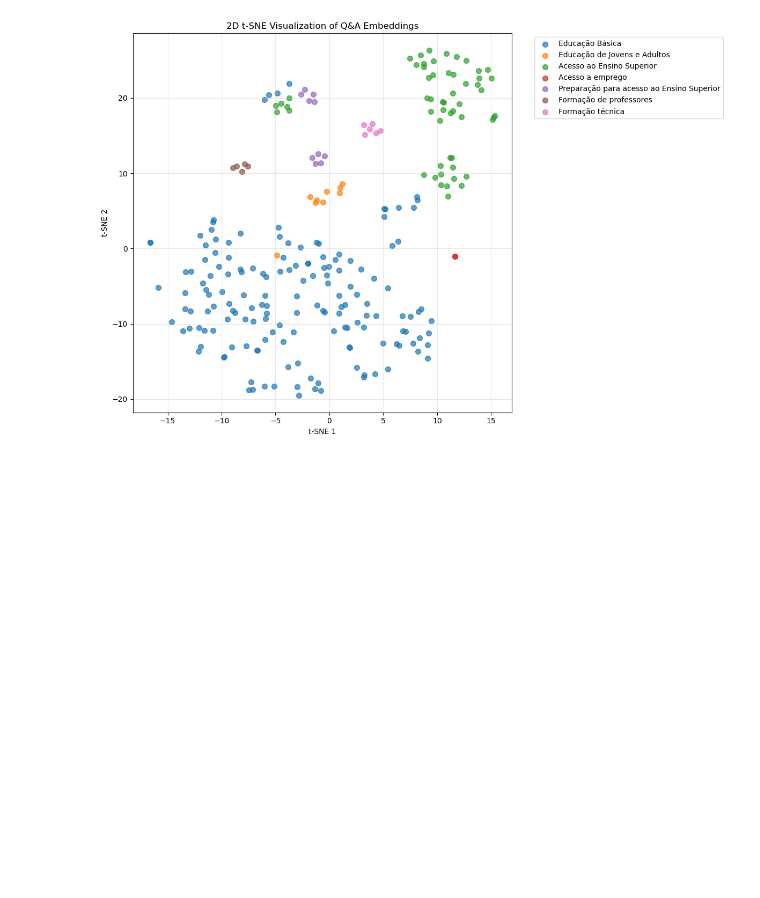
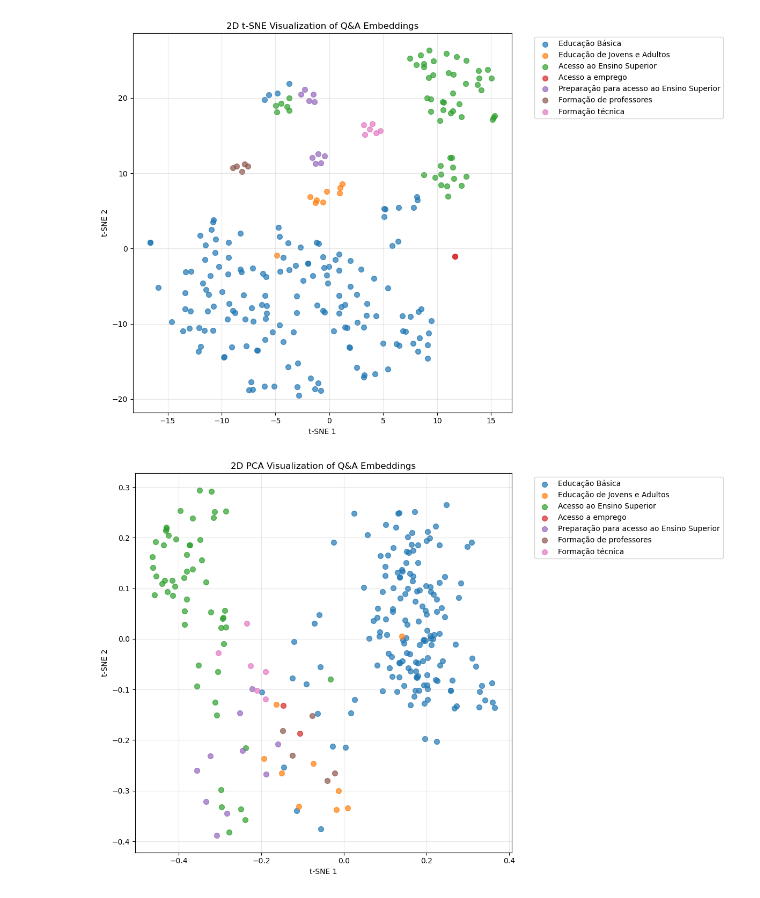
Before and after one commit to chris-redfield/services-exploration, a Jupyter notebook: EDA.ipynb, the cells around one changed output. Saved outputs shown, nothing was run; the diff lists cells and outputs as text; code cells hidden in the pictures; blank space fills up the shorter version.

```diff
--- a/EDA.ipynb
+++ b/EDA.ipynb
@@ -283,2 +346,6 @@ create_2d_plot(embeddings_2d, embeddings_df)
 # %% [output]
 [figure]
+# %%
+create_2d_plot(embeddings_2d_pca, embeddings_df, '2D PCA Visualization of Q&A Embeddings')
+# %% [output]
+[figure, added]
```
Also changed, not shown: parts of 13 cells of this notebook.
